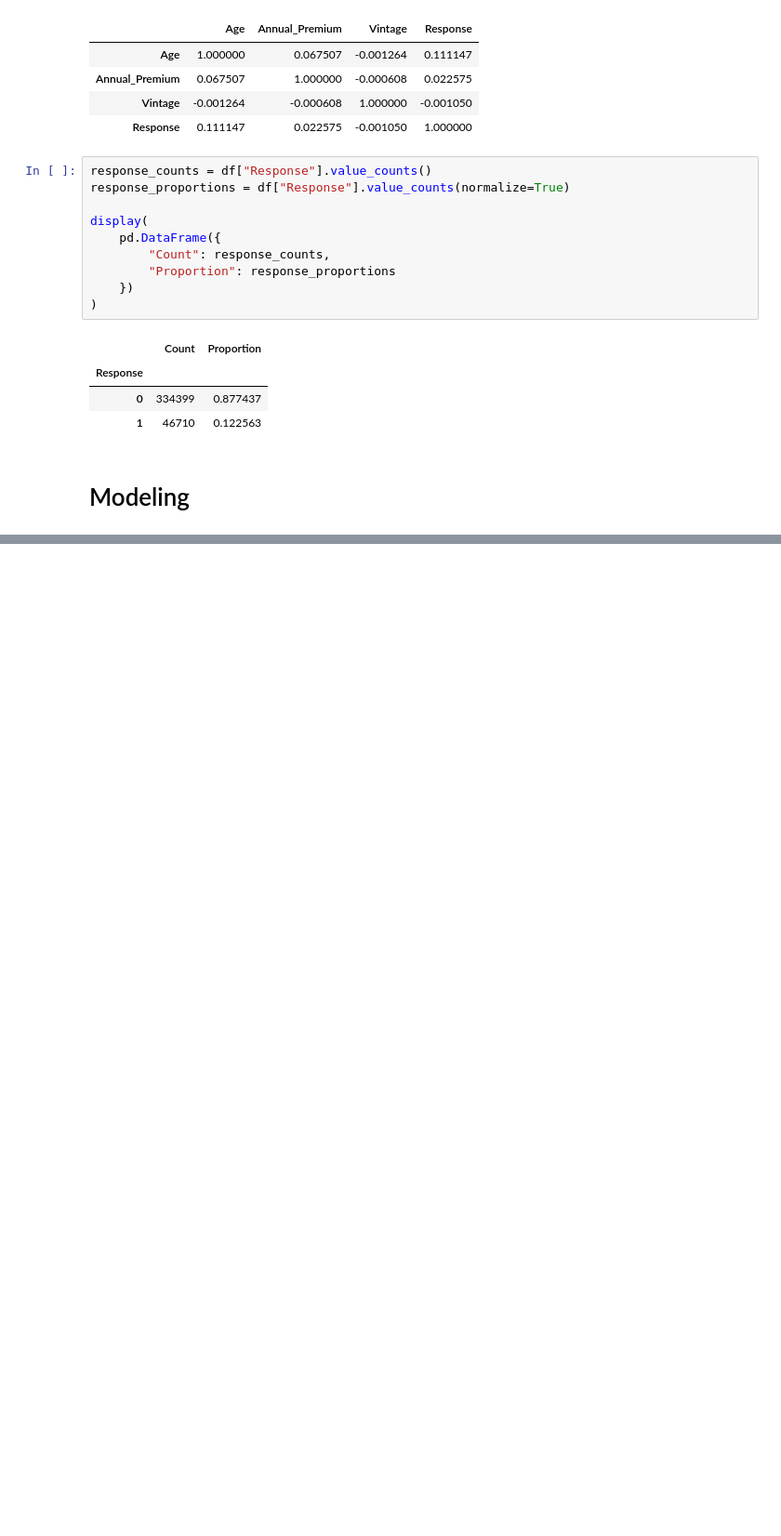
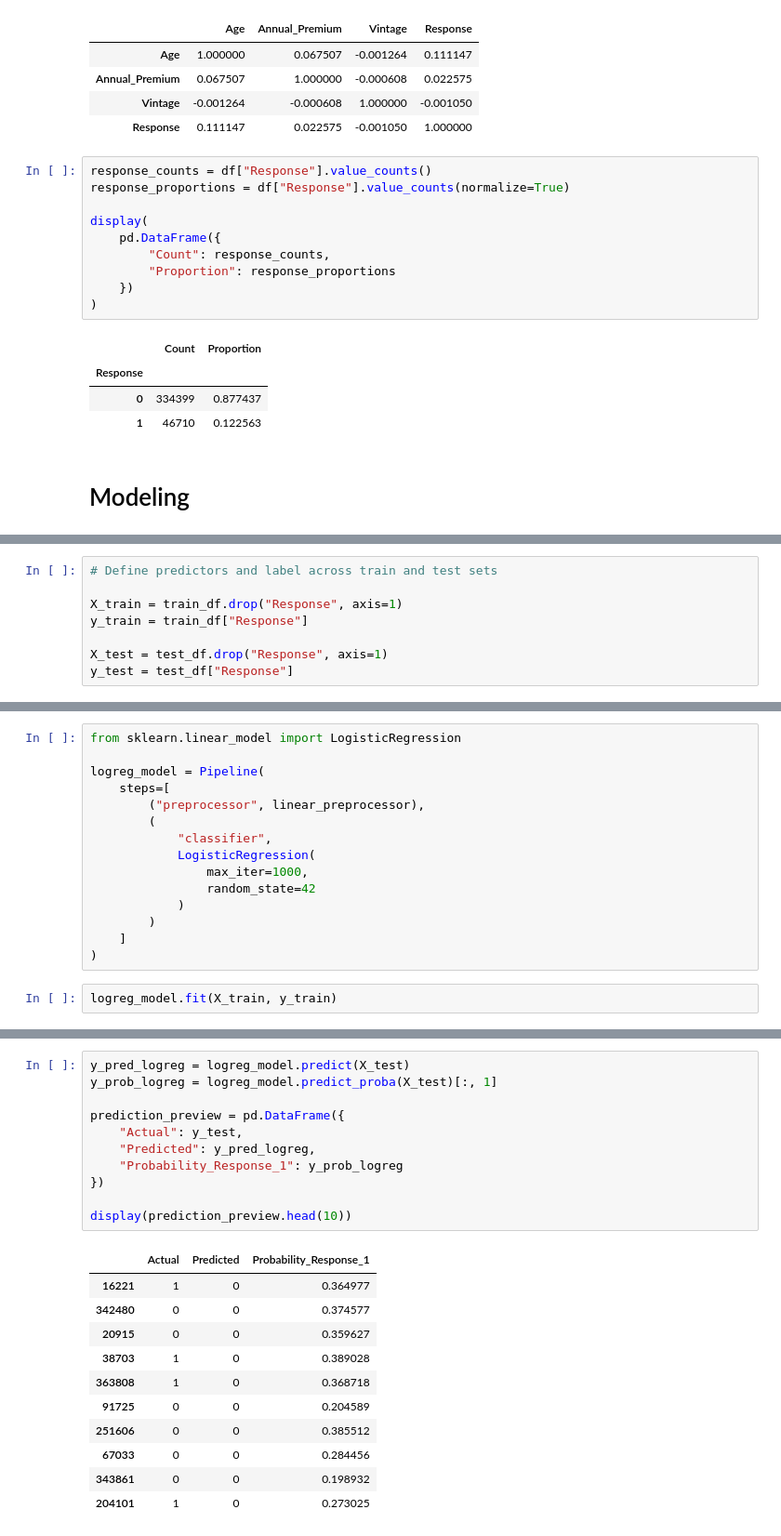
Before and after one commit to asherdata1/health-insurance-cross-sell-prediction, a Jupyter notebook: 02_notebooks/asher.ipynb, the cells around one changed output, grey strips where cells are left out. Shown at 93% size. Cells and saved outputs as stored; diff of their text form; blank space fills up the shorter version.

Commit message:
Establish baseline classification models

```diff
--- a/02_notebooks/asher.ipynb
+++ b/02_notebooks/asher.ipynb
@@ -528,0 +584,8 @@ display(
+# %%
+# Define predictors and label across train and test sets
+
+X_train = train_df.drop("Response", axis=1)
+y_train = train_df["Response"]
+
+X_test = test_df.drop("Response", axis=1)
+y_test = test_df["Response"]
@@ -528,0 +663,17 @@ display(
+# %%
+from sklearn.linear_model import LogisticRegression
+
+logreg_model = Pipeline(
+    steps=[
+        ("preprocessor", linear_preprocessor),
+        (
+            "classifier",
+            LogisticRegression(
+                max_iter=1000,
+                random_state=42
+            )
+        )
+    ]
+)
+# %%
+logreg_model.fit(X_train, y_train)
@@ -528,0 +698,23 @@ display(
+# %%
+y_pred_logreg = logreg_model.predict(X_test)
+y_prob_logreg = logreg_model.predict_proba(X_test)[:, 1]
+
+prediction_preview = pd.DataFrame({
+    "Actual": y_test,
+    "Predicted": y_pred_logreg,
+    "Probability_Response_1": y_prob_logreg
+})
+
+display(prediction_preview.head(10))
+# %% [output]
+|  | Actual | Predicted | Probability_Response_1 |
+| 16221 | 1 | 0 | 0.364977 |
+| 342480 | 0 | 0 | 0.374577 |
+| 20915 | 0 | 0 | 0.359627 |
+| 38703 | 1 | 0 | 0.389028 |
+| 363808 | 1 | 0 | 0.368718 |
+| 91725 | 0 | 0 | 0.204589 |
+| 251606 | 0 | 0 | 0.385512 |
+| 67033 | 0 | 0 | 0.284456 |
+| 343861 | 0 | 0 | 0.198932 |
+| 204101 | 1 | 0 | 0.273025 |
```
Also changed, not shown: parts of 26 cells of this notebook.
